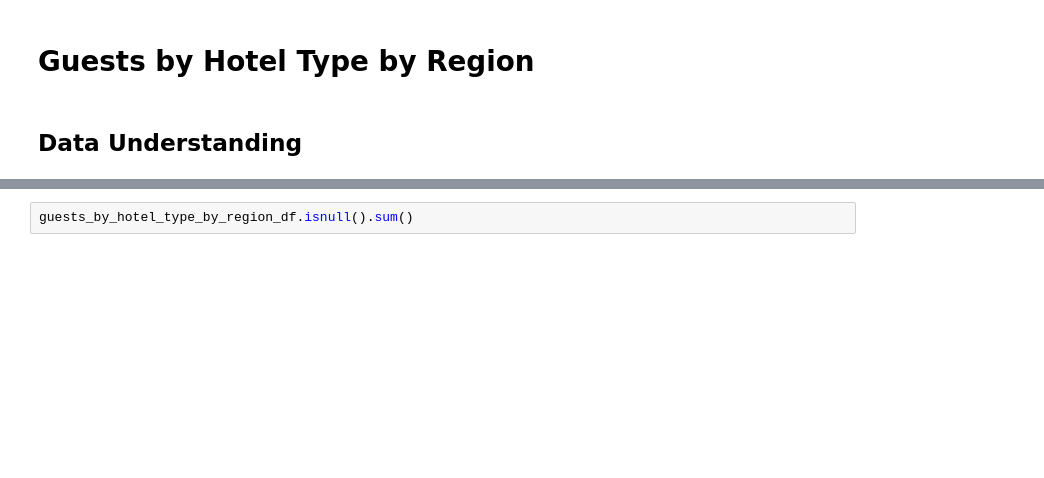
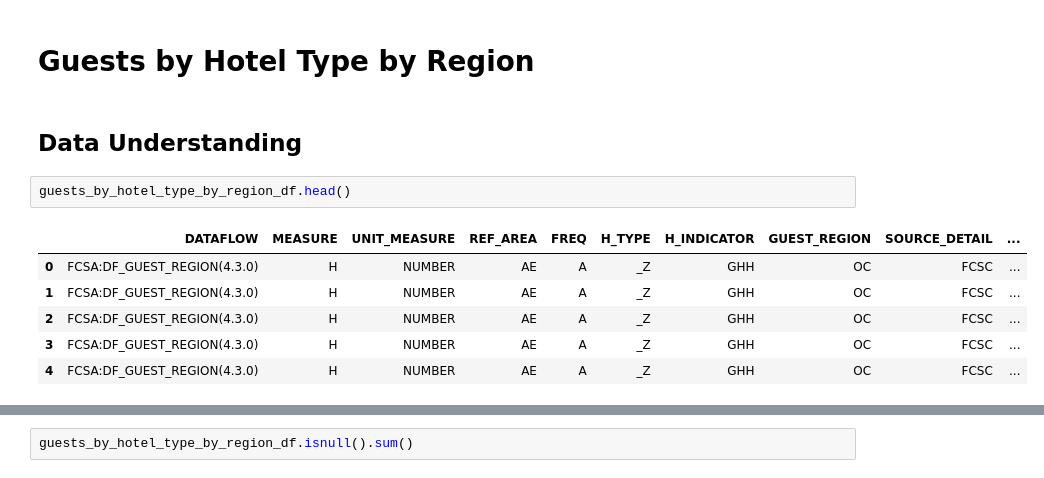
Before and after one commit to codyy6/Ocean-Dubai-House-Rental-and-Sales-Prediction, a Jupyter notebook: Tourism.ipynb, the cells around one changed output, grey strips where cells are left out. Drawn from its saved outputs; the diff is of its cells as text; blank space fills up the shorter version.

```diff
--- a/Tourism.ipynb
+++ b/Tourism.ipynb
@@ -13,3 +13,12 @@ hotel_establishments_main_indicators_df = pd.read_csv('Datasets\\Tourism\\Hotel_
 # Guests by Hotel Type by Region
 # %% [markdown]
 ## Data Understanding
+# %%
+guests_by_hotel_type_by_region_df.head()
+# %% [output]
+|  | DATAFLOW | MEASURE | UNIT_MEASURE | REF_AREA | FREQ | H_TYPE | H_INDICATOR | GUEST_REGION | SOURCE_DETAIL | ... |
+| 0 | FCSA:DF_GUEST_REGION(4.3.0) | H | NUMBER | AE | A | _Z | GHH | OC | FCSC | ... |
+| 1 | FCSA:DF_GUEST_REGION(4.3.0) | H | NUMBER | AE | A | _Z | GHH | OC | FCSC | ... |
+| 2 | FCSA:DF_GUEST_REGION(4.3.0) | H | NUMBER | AE | A | _Z | GHH | OC | FCSC | ... |
+| 3 | FCSA:DF_GUEST_REGION(4.3.0) | H | NUMBER | AE | A | _Z | GHH | OC | FCSC | ... |
+| 4 | FCSA:DF_GUEST_REGION(4.3.0) | H | NUMBER | AE | A | _Z | GHH | OC | FCSC | ... |
```
Also changed, not shown: parts of 7 cells of this notebook.
